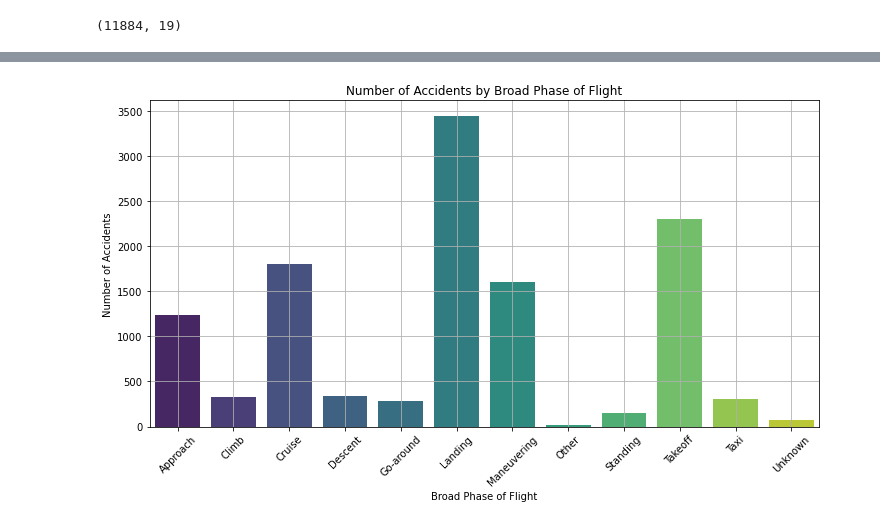
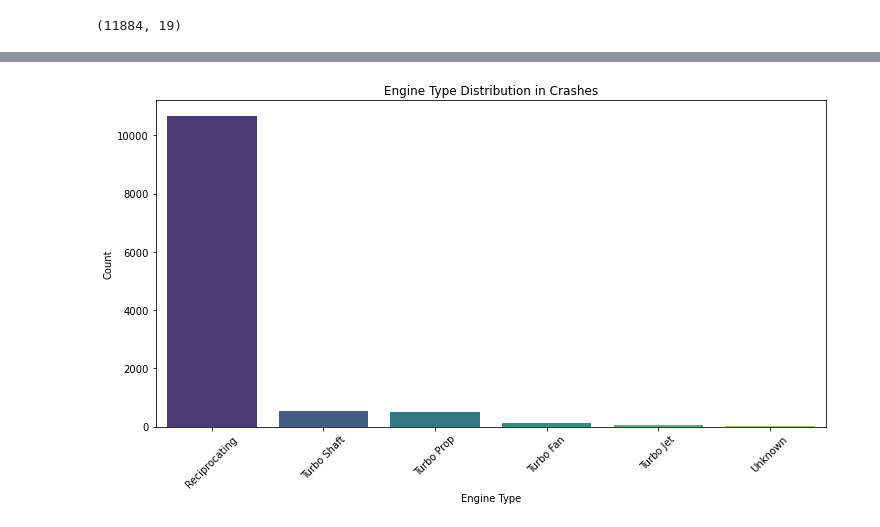
Before and after one commit to HellenDianaNjeri/dsc-phase-1-project-v3, a Jupyter notebook: student.ipynb, the cells around one changed output, grey strips where cells are left out. Saved outputs shown, nothing was run; the diff lists cells and outputs as text; code cells hidden in the pictures.

```diff
--- a/student.ipynb
+++ b/student.ipynb
@@ -522,20 +486,11 @@ plt.show()
-# %%
-# to check broad phase of flight with the number of accidents
-# Check for necessary columns
-Aviation_df_cleaned[['Broad.phase.of.flight', 'Event.Id']].isnull().sum()
-
-# Group by Broad Phase of Flight and count the number of accidents (Event.Id)
-accidents_by_phase = Aviation_df_cleaned.groupby('Broad.phase.of.flight')['Event.Id'].count().reset_index()
-accidents_by_phase
-
-# plot the number of accidents by broad phase of flight as a pie chart
-plt.figure(figsize=(12, 6))
-sns.barplot(x='Broad.phase.of.flight', y='Event.Id', data=accidents_by_phase, palette='viridis')
-plt.title('Number of Accidents by Broad Phase of Flight')
-plt.xlabel('Broad Phase of Flight')
-plt.ylabel('Number of Accidents')
-plt.xticks(rotation=45)
-plt.grid()
-plt.show()
-# %% [output]
-[figure, removed]
+# %%
+# Engine Type Distribution in Crashes
+plt.figure(figsize=(12, 6))
+sns.countplot(data=Aviation_df_cleaned, x='Engine.Type', order=Aviation_df_cleaned['Engine.Type'].value_counts().index, palette='viridis')
+plt.title('Engine Type Distribution in Crashes')
+plt.xlabel('Engine Type')
+plt.ylabel('Count')
+plt.xticks(rotation=45)
+plt.show()
+# %% [output]
+[figure, added]
```
Also changed, not shown: parts of 12 cells of this notebook.
